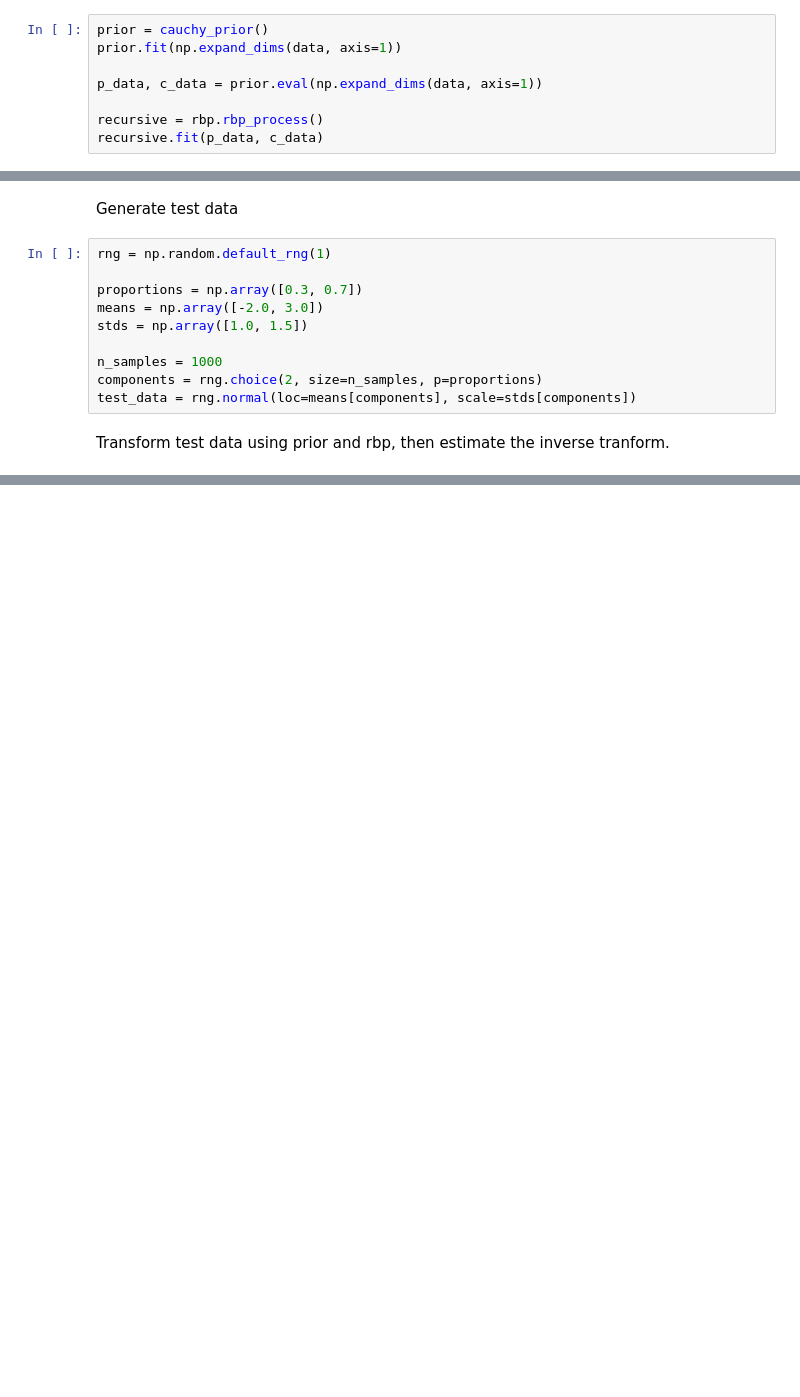
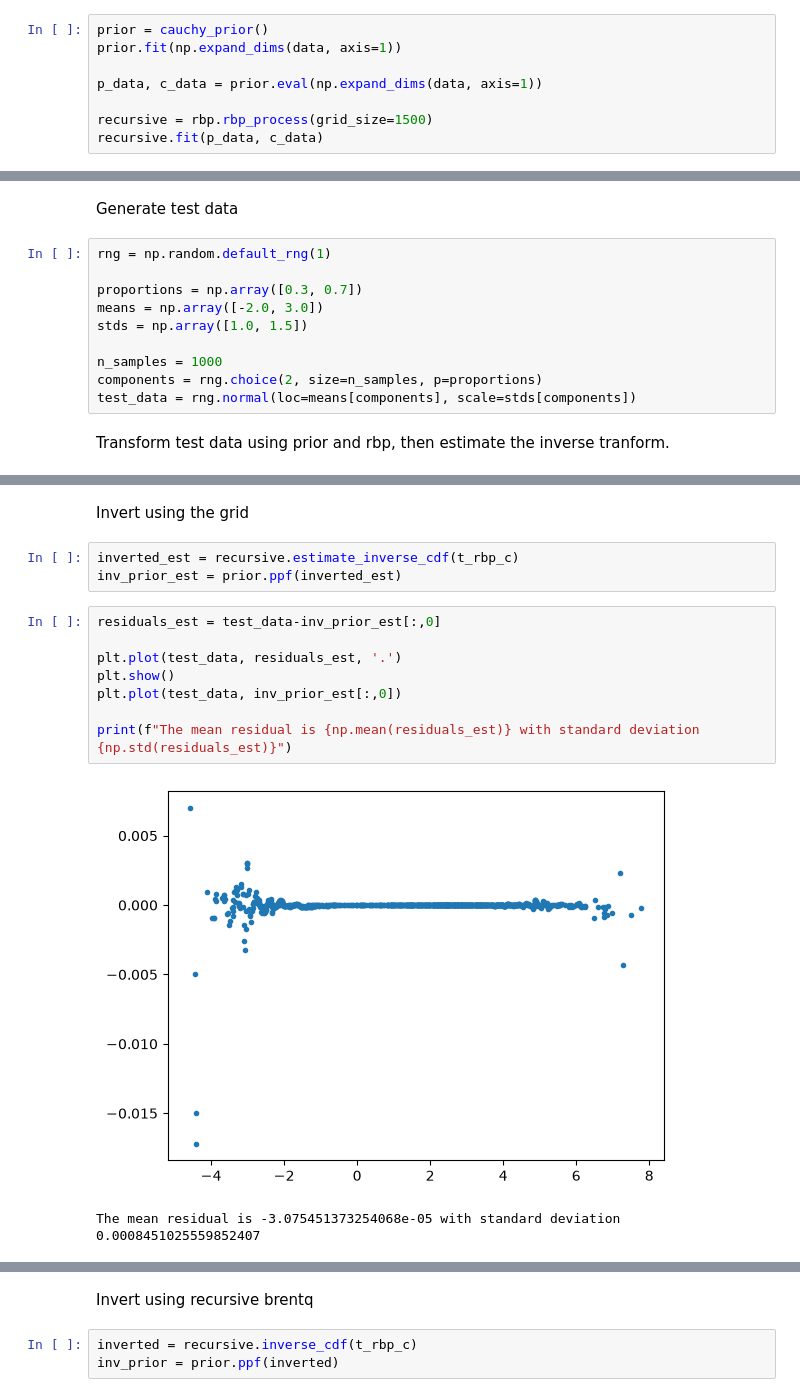
Before and after one commit to chaeyunkimm/dissertation, a Jupyter notebook: rbp_inversion_test.ipynb, the cells around one changed output, grey strips where cells are left out. Cells and saved outputs as stored; diff of their text form; blank space fills up the shorter version.

Commit message:
Completed rbp inversion estimate with grid. Looked into how the roll out is given.

```diff
--- a/rbp_inversion_test.ipynb
+++ b/rbp_inversion_test.ipynb
@@ -44,7 +44,7 @@ prior.fit(np.expand_dims(data, axis=1))
 
 p_data, c_data = prior.eval(np.expand_dims(data, axis=1))
 
-recursive = rbp.rbp_process()
+recursive = rbp.rbp_process(grid_size=1500)
 recursive.fit(p_data, c_data)
 # %% [output]
 Cauchy Locs = [np.float64(2.2556591680433593)]
@@ -96 +76,17 @@ KeyboardInterrupt:
 [figure]
+# %% [markdown]
+Invert using the grid
+# %%
+inverted_est = recursive.estimate_inverse_cdf(t_rbp_c)
+inv_prior_est = prior.ppf(inverted_est)
+# %%
+residuals_est = test_data-inv_prior_est[:,0]
+
+plt.plot(test_data, residuals_est, '.')
+plt.show()
+plt.plot(test_data, inv_prior_est[:,0])
+
+print(f"The mean residual is {np.mean(residuals_est)} with standard deviation {np.std(residuals_est)}")
+# %% [output]
+[figure, added]
+The mean residual is -3.075451373254068e-05 with standard deviation 0.0008451025559852407
@@ -97 +94,6 @@ KeyboardInterrupt:
+# %% [markdown]
+Invert using recursive brentq
+# %%
+inverted = recursive.inverse_cdf(t_rbp_c)
+inv_prior = prior.ppf(inverted)
 # %%
```
Also changed, not shown: parts of 4 cells of this notebook, 3 other files.
